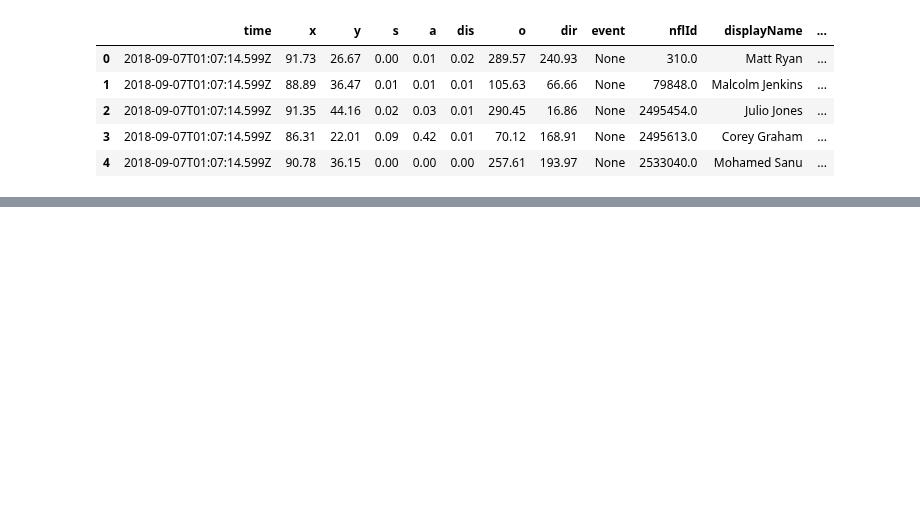
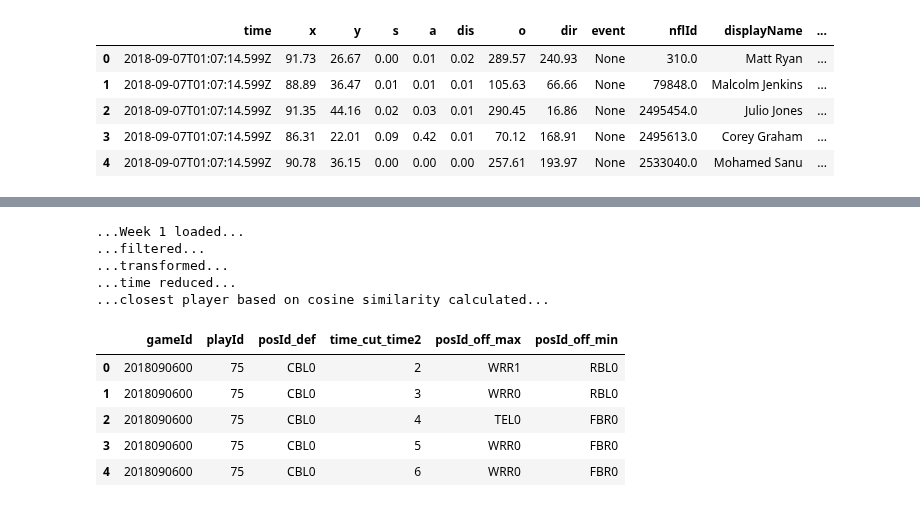
Before and after one commit to andrewbakert/NFL_Pass_Pred, a Jupyter notebook: demo.ipynb, the cells around one changed output, grey strips where cells are left out. Cells and saved outputs as stored; diff of their text form; code cells hidden in the pictures; blank space fills up the shorter version.

Commit message:
Add cosine sim and play vis to demo

```diff
--- a/demo.ipynb
+++ b/demo.ipynb
@@ -52,7 +65,7 @@ make_quad_chart(quads)
 # %%
 from def_clean import DefensiveCleaning
 
-def_cleaning = DefensiveCleaning(n_cuts=5)
+def_cleaning = DefensiveCleaning(n_cuts=11)
 d = def_cleaning.generate_full_df(1, 14)
 # %% [output]
 ..............................initializing
@@ -116,0 +130,23 @@ d_test.head()
+# %%
+# Calculate cosine similarity for defense
+
+full_df, cut_df = def_cleaning.reduce_time(1)
+cosine = def_cleaning.cosine_closest_player(cut_df)
+# %% [output]
+...Week 1 loaded...
+...filtered...
+...transformed...
+...time reduced...
+...closest player based on cosine similarity calculated...
+# %%
+# Players with min and max cosine similarities are shown.
+# High values mean that the player is moving in a more similar direction
+# Low values mean that the player is moving in a more opposite direction.
+cosine.head()
+# %% [output]
+|  | gameId | playId | posId_def | time_cut_time2 | posId_off_max | posId_off_min |
+| 0 | 2018090600 | 75 | CBL0 | 2 | WRR1 | RBL0 |
+| 1 | 2018090600 | 75 | CBL0 | 3 | WRR0 | RBL0 |
+| 2 | 2018090600 | 75 | CBL0 | 4 | TEL0 | FBR0 |
+| 3 | 2018090600 | 75 | CBL0 | 5 | WRR0 | FBR0 |
+| 4 | 2018090600 | 75 | CBL0 | 6 | WRR0 | FBR0 |
```
Also changed, not shown: parts of 8 cells of this notebook, 1 other file.
